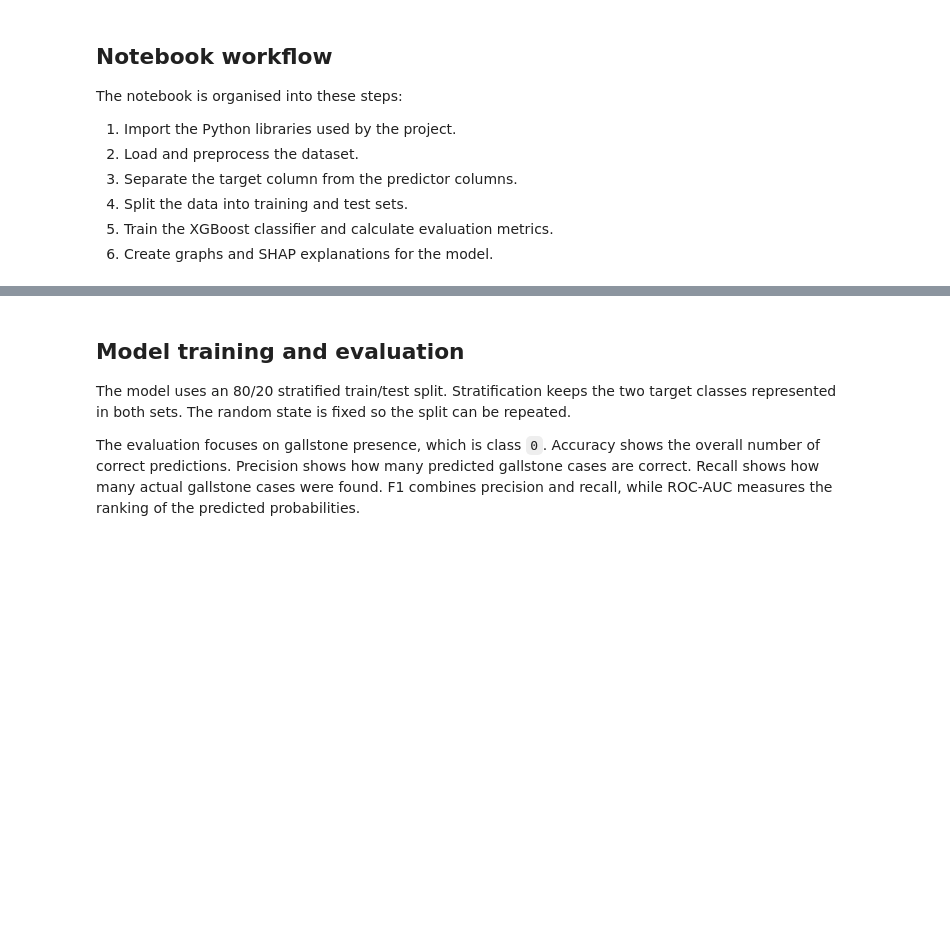
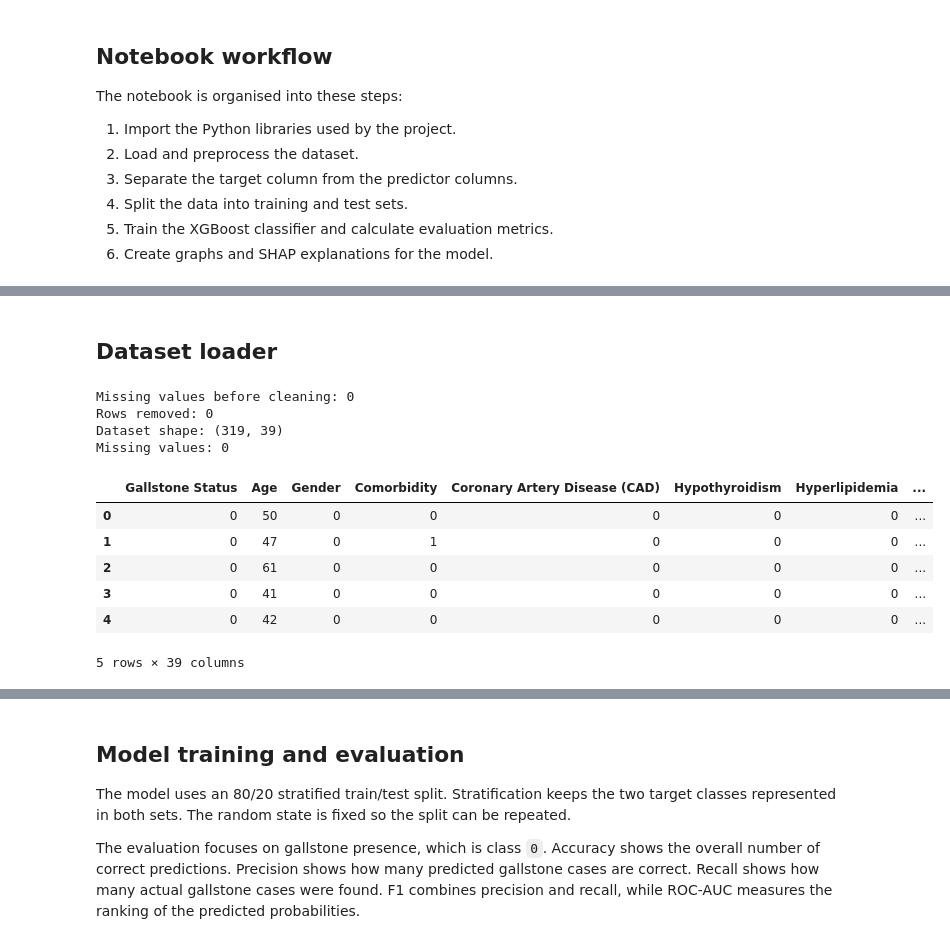
Before and after one commit to xeloyzus/Machine-Learning, a Jupyter notebook: Gallastone_ML.ipynb, the cells around one changed output, grey strips where cells are left out. Cells and saved outputs as stored; diff of their text form; code cells hidden in the pictures; blank space fills up the shorter version.

```diff
--- a/Gallastone_ML.ipynb
+++ b/Gallastone_ML.ipynb
@@ -81,17 +409,23 @@ class DatasetLoader:
+# %% [markdown]
+## Dataset loader
 # %%
-class DataProcessor:
-    """Prepare features and target values for the model."""
+dataset_loader = DatasetLoader("data/dataset-uci/dataset-uci.csv")
+data = dataset_loader.run()
+processed_data = DataProcessor(data).process()
 
-    def __init__(self, data):
-        self.data = data
+print("Dataset shape:", processed_data.shape)
+print("Missing values:", processed_data.isna().sum().sum())
 
-    def process(self):
-        """Return the processed data as a DataFrame."""
-        print("Processing dataset...")
-        return NotImplementedError("Dataset processing logic not implemented. Please implement the process method.")
-
-    def split_features_and_target(self, target_column="Gallstone Status"):
-        """Separate predictors from the target column."""
-
-        # NOTE : The following code is a placeholder and should be replaced with actual logic to split features and target.
-        return features, target
+display(processed_data.head())
+# %% [output]
+Missing values before cleaning: 0
+Rows removed: 0
+Dataset shape: (319, 39)
+Missing values: 0
+|  | Gallstone Status | Age | Gender | Comorbidity | Coronary Artery Disease (CAD) | Hypothyroidism | Hyperlipidemia | ... |
+| 0 | 0 | 50 | 0 | 0 | 0 | 0 | 0 | ... |
+| 1 | 0 | 47 | 0 | 1 | 0 | 0 | 0 | ... |
+| 2 | 0 | 61 | 0 | 0 | 0 | 0 | 0 | ... |
+| 3 | 0 | 41 | 0 | 0 | 0 | 0 | 0 | ... |
+| 4 | 0 | 42 | 0 | 0 | 0 | 0 | 0 | ... |
+5 rows × 39 columns
```
Also changed, not shown: parts of 19 cells of this notebook, 1 other file.
